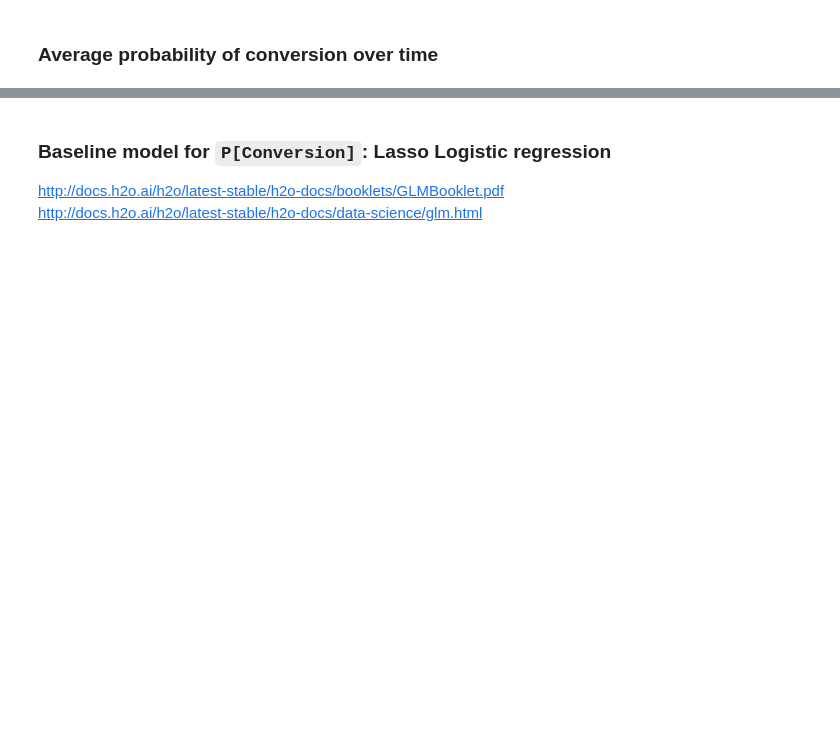
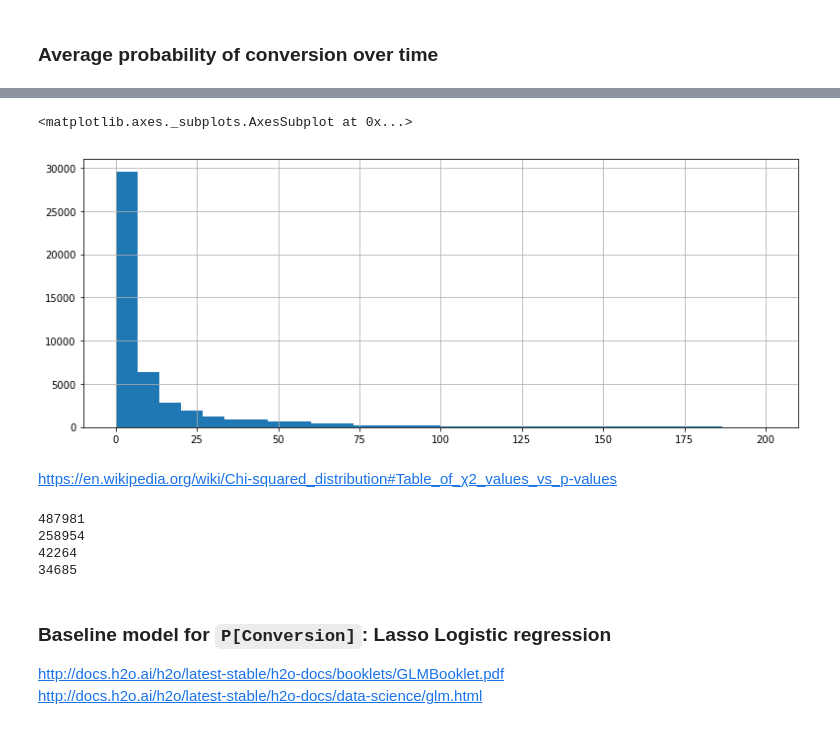
Before and after one commit to jakubglinka/ml-rpc, a Jupyter notebook: notebooks/revenue_per_click_prediction.ipynb, the cells around one changed output, grey strips where cells are left out. Cells and saved outputs as stored; diff of their text form; code cells hidden in the pictures; blank space fills up the shorter version.

```diff
--- a/notebooks/revenue_per_click_prediction.ipynb
+++ b/notebooks/revenue_per_click_prediction.ipynb
@@ -359,0 +400,17 @@ ggplot(aes(x='Date', y='prob_of_conv'), data=tmp) + geom_line() + theme_bw()
+# %%
+from pyspark.sql.functions import pow
+
+tmp = sdf_exp_w \
+        .select('Keyword_ID', 'y', 'n') \
+        .groupBy('Keyword_ID', 'y') \
+        .agg(sum(col('n')).alias('n')) \
+        .groupBy('Keyword_ID') \
+        .pivot('y', [0, 1]).sum('n') \
+        .withColumn('1', when(col('1').isNull(), 0.0).otherwise(col('1'))) \
+        .withColumn('n', col('0') + col('1')) \
+        .withColumn('X', pow(col('0') - col('n') * .5, 2) / (col('n') * .5) * 2.0) \
+        .orderBy(col('n').desc()) \
+        .persist()
+
+tmp.show(5)
+tmp.count()
@@ -360,3 +429,23 @@ ggplot(aes(x='Date', y='prob_of_conv'), data=tmp) + geom_line() + theme_bw()
+# %%
+tmp.select('X').sample(fraction=.1, withReplacement=False, seed=2014).toPandas()['X'] \
+    .hist(bins=30, figsize=(13, 5), range=[0, 200])
+# %% [output]
+<matplotlib.axes._subplots.AxesSubplot at 0x...>
+[figure, added]
+# %% [markdown]
+https://en.wikipedia.org/wiki/Chi-squared_distribution#Table_of_χ2_values_vs_p-values
+# %%
+# very at least 100 searches and Pval<.01
+
+print(tmp.count())
+print(tmp.filter(col('X') > 3.84).count())
+print(tmp.filter((col('n') > 100)).count())
+print(tmp.filter((col('X') > 6.63) & (col('n') > 100)).count())
+# %% [output]
+487981
+258954
+42264
+34685
 # %% [markdown]
 ### Baseline model for `P[Conversion]`: Lasso Logistic regression
 
```
Also changed, not shown: parts of 41 cells of this notebook, 1 other file.
